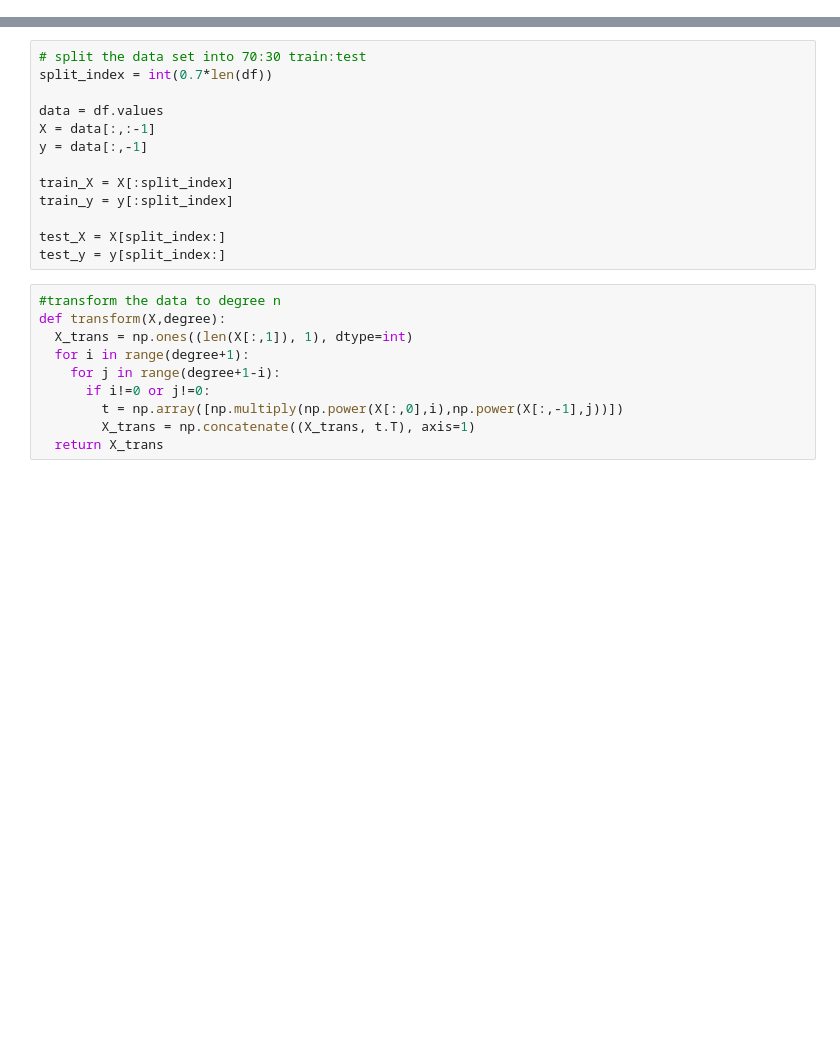
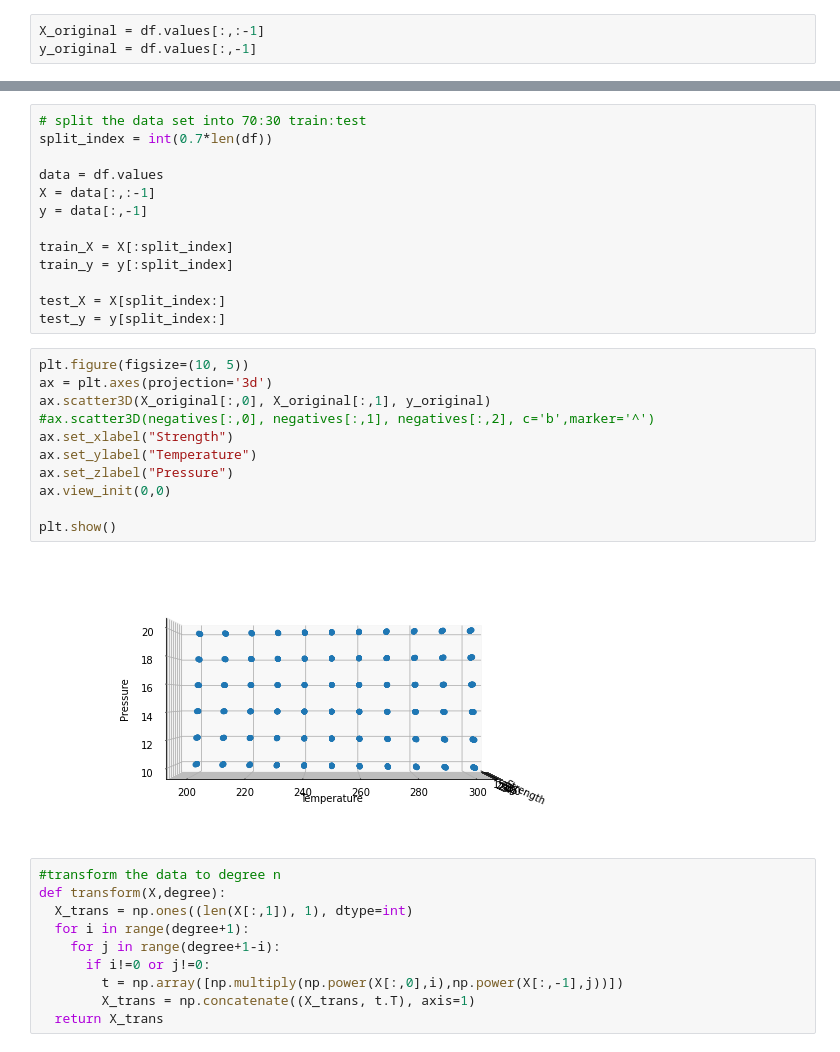
Before and after one commit to vineet891/FODS-Assignment, a Jupyter notebook: Assignment1/FODS_A1_a.ipynb, the cells around one changed output, grey strips where cells are left out. Saved outputs shown, nothing was run; the diff lists cells and outputs as text; blank space fills up the shorter version.

```diff
--- a/Assignment1/FODS_A1_a.ipynb
+++ b/Assignment1/FODS_A1_a.ipynb
@@ -70 +59,4 @@ df.describe()
+# %%
+X_original = df.values[:,:-1]
+y_original = df.values[:,-1]
 # %%
@@ -98,6 +99,19 @@ train_y = y[:split_index]
 
 test_X = X[split_index:]
 test_y = y[split_index:]
+# %%
+plt.figure(figsize=(10, 5))
+ax = plt.axes(projection='3d')
+ax.scatter3D(X_original[:,0], X_original[:,1], y_original)
+#ax.scatter3D(negatives[:,0], negatives[:,1], negatives[:,2], c='b',marker='^')
+ax.set_xlabel("Strength")
+ax.set_ylabel("Temperature")
+ax.set_zlabel("Pressure")
+ax.view_init(0,0)
+
+plt.show()
+# %% [output]
+[figure, added]
 # %%
 #transform the data to degree n
 def transform(X,degree):
```
Also changed, not shown: parts of 77 cells of this notebook.
